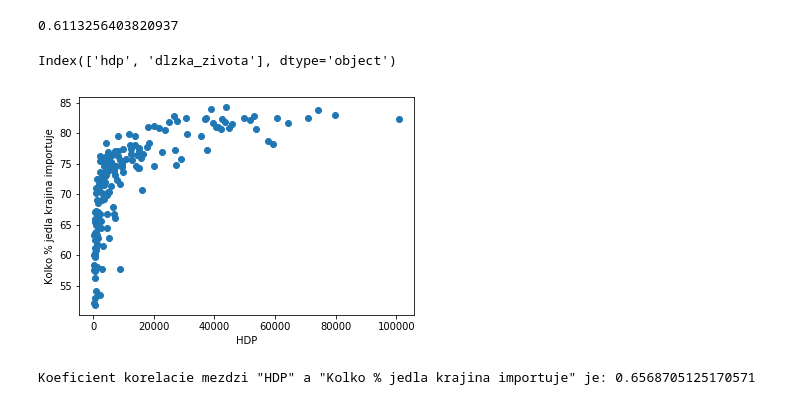
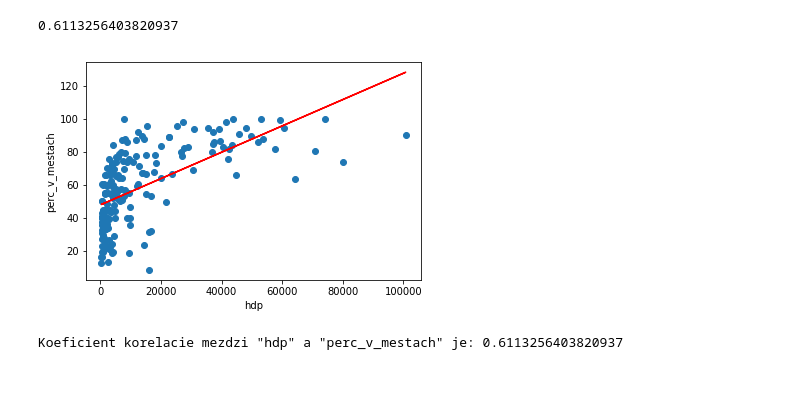
Before and after one commit to Kvintus/statistics-countries, a Jupyter notebook: Untitled.ipynb, the cells around one changed output. Cells and saved outputs as stored; diff of their text form; code cells hidden in the pictures.

```diff
--- a/Untitled.ipynb
+++ b/Untitled.ipynb
@@ -208,13 +205,13 @@ def urob_graf(x_hodnoty, y_hodnoty, os_x_meno="os x", os_y_meno="os y", ciara=Fa
     plt.ylabel(os_y_meno)
 
     if ciara:
-        z = np.polyfit(test.loc[:, "hdp"], test.loc[:, "perc_v_mestach"], 1)
+        z = np.polyfit(x_hodnoty, y_hodnoty, 1)
         p = np.poly1d(z)
-        plt.plot(test.loc[:, "hdp"],p(test.loc[:, "hdp"]), 'r-')
+        plt.plot(x_hodnoty,p(x_hodnoty), 'r-')
 
     plt.show()
 # %%
-def vsetko(tabulka, os_x_meno = None, os_y_meno , ciara=False):
+def vsetko(tabulka, os_x_meno = None, os_y_meno = None , ciara=False):
     tabulka = ocisti_tabulku(tabulka)
 
     if not os_x_meno:
@@ -228,8 +225,7 @@ def vsetko(tabulka, os_x_meno = None, os_y_meno , ciara=False):
     print(" ")
     print("Koeficient korelacie mezdzi \"{osx}\" a \"{osy}\" je: {koef}".format(osx = os_x_meno, osy = os_y_meno, koef = koeficient))
 # %%
-vsetko(hlavna.loc[:, ["hdp","dlzka_zivota"]], "HDP", "Kolko % jedla krajina importuje")
+vsetko(hlavna.loc[:, ["hdp","perc_v_mestach"]], ciara=True)
 # %% [output]
+[figure, new version]
-Index(['hdp', 'dlzka_zivota'], dtype='object')
+Koeficient korelacie mezdzi "hdp" a "perc_v_mestach" je: 0.6113256403820937
-[figure, old version]
-Koeficient korelacie mezdzi "HDP" a "Kolko % jedla krajina importuje" je: 0.6568705125170571
```
Also changed, not shown: parts of 1 cell of this notebook.
